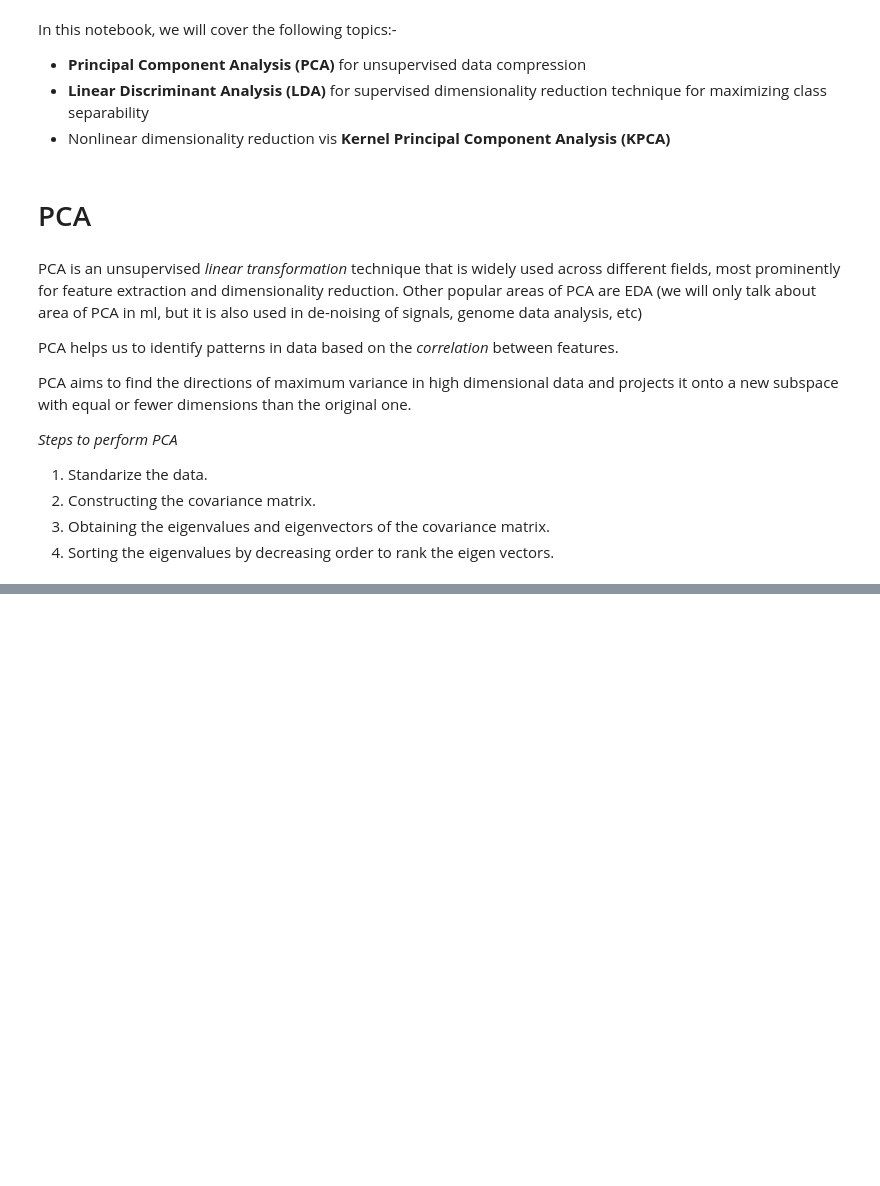
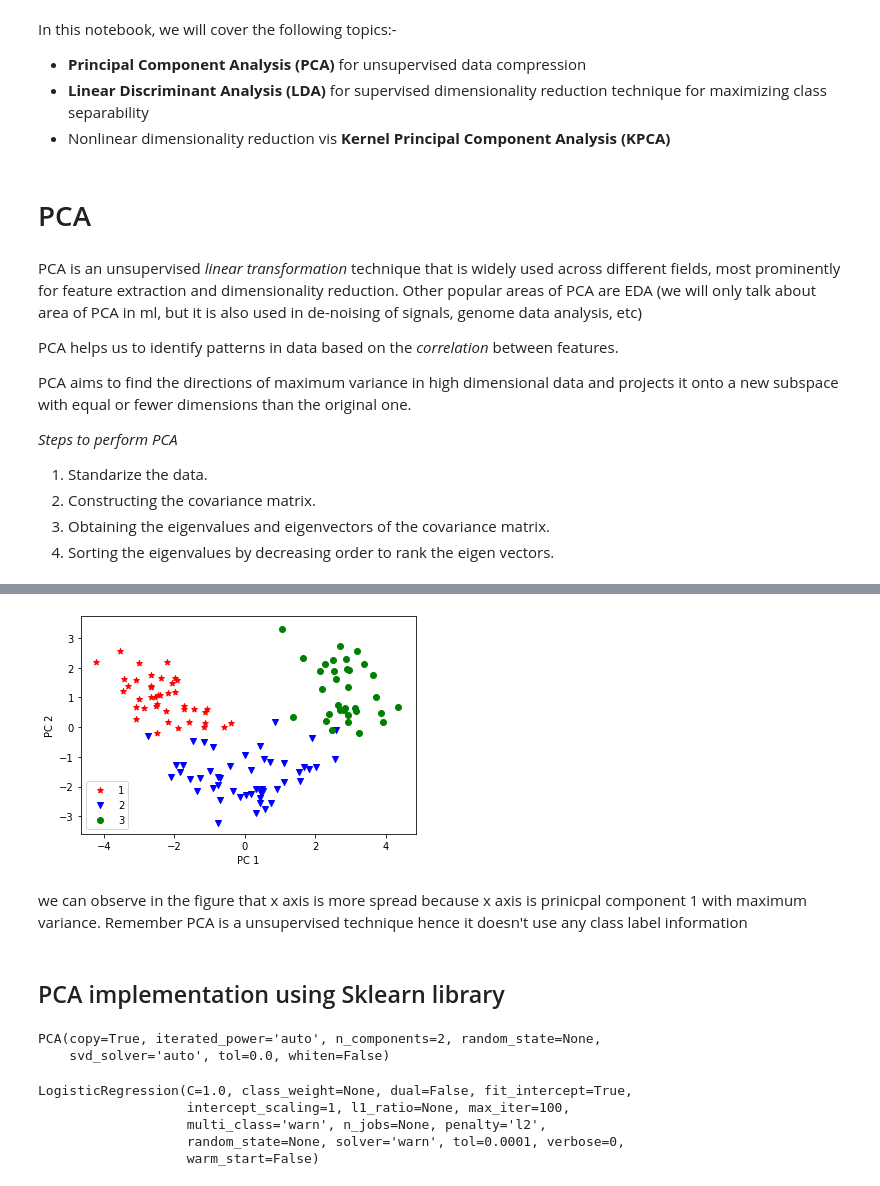
Before and after one commit to rishav-ish/MachineLearning, a Jupyter notebook: Chapter 5.ipynb, the cells around one changed output, grey strips where cells are left out. Cells and saved outputs as stored; diff of their text form; code cells hidden in the pictures; blank space fills up the shorter version.

```diff
--- a/Chapter 5.ipynb
+++ b/Chapter 5.ipynb
@@ -34,0 +127,7 @@ from sklearn.model_selection import train_test_split
+# %%
+#make a pair for eigenvalue and eigenvector and they will sort it
+
+eigen_pairs = [(np.abs(eigen_vals[i]), eigen_vecs[:,i])  for i in range(len(eigen_vals))]
+
+#sorting
+eigen_pairs.sort(key = lambda k:k[0], reverse = True) #we are sorting according to key value.
@@ -34,0 +140,6 @@ from sklearn.model_selection import train_test_split
+# %%
+#we will be using first 2 prinicipal component that accounts for 60 percent variance
+
+w = np.hstack((eigen_pairs[0][1][:,np.newaxis], eigen_pairs[1][1][:,np.newaxis]))
+
+print('Matrix W\n', w) #13 X 2 matrix will be generated
@@ -34,0 +161,21 @@ from sklearn.model_selection import train_test_split
+# %%
+#here we will be generate our new feature X_new = X_std * W
+
+X_train_pca = X_train_std.dot(w)
+# %%
+colors = ['r','b','g']
+markers = ['*','v','o']
+
+for l, c, m, in zip(np.unique(y_train), colors, markers):
+    plt.scatter(X_train_pca[y_train==l,0], X_train_pca[y_train==l,1], c = c, marker = m, label = l)
+
+plt.xlabel('PC 1')
+plt.ylabel('PC 2')
+plt.legend(loc = 'lower left')
+plt.show()
+# %% [output]
+[figure, added]
+# %% [markdown]
+we can observe in the figure that x axis is more spread because x axis is prinicpal component 1 with maximum variance. Remember PCA is a unsupervised technique hence it doesn't use any class label information
+# %% [markdown]
+## PCA implementation using Sklearn library
@@ -34,0 +213,5 @@ from sklearn.model_selection import train_test_split
+# %%
+pca.fit(X_train_std) #giving the standarize data
+# %% [output]
+PCA(copy=True, iterated_power='auto', n_components=2, random_state=None,
+    svd_solver='auto', tol=0.0, whiten=False)
@@ -34,0 +223,8 @@ from sklearn.model_selection import train_test_split
+# %%
+model.fit(X_train_pca,y_train)
+# %% [output]
+LogisticRegression(C=1.0, class_weight=None, dual=False, fit_intercept=True,
+                   intercept_scaling=1, l1_ratio=None, max_iter=100,
+                   multi_class='warn', n_jobs=None, penalty='l2',
+                   random_state=None, solver='warn', tol=0.0001, verbose=0,
+                   warm_start=False)
```
Also changed, not shown: parts of 33 cells of this notebook.
